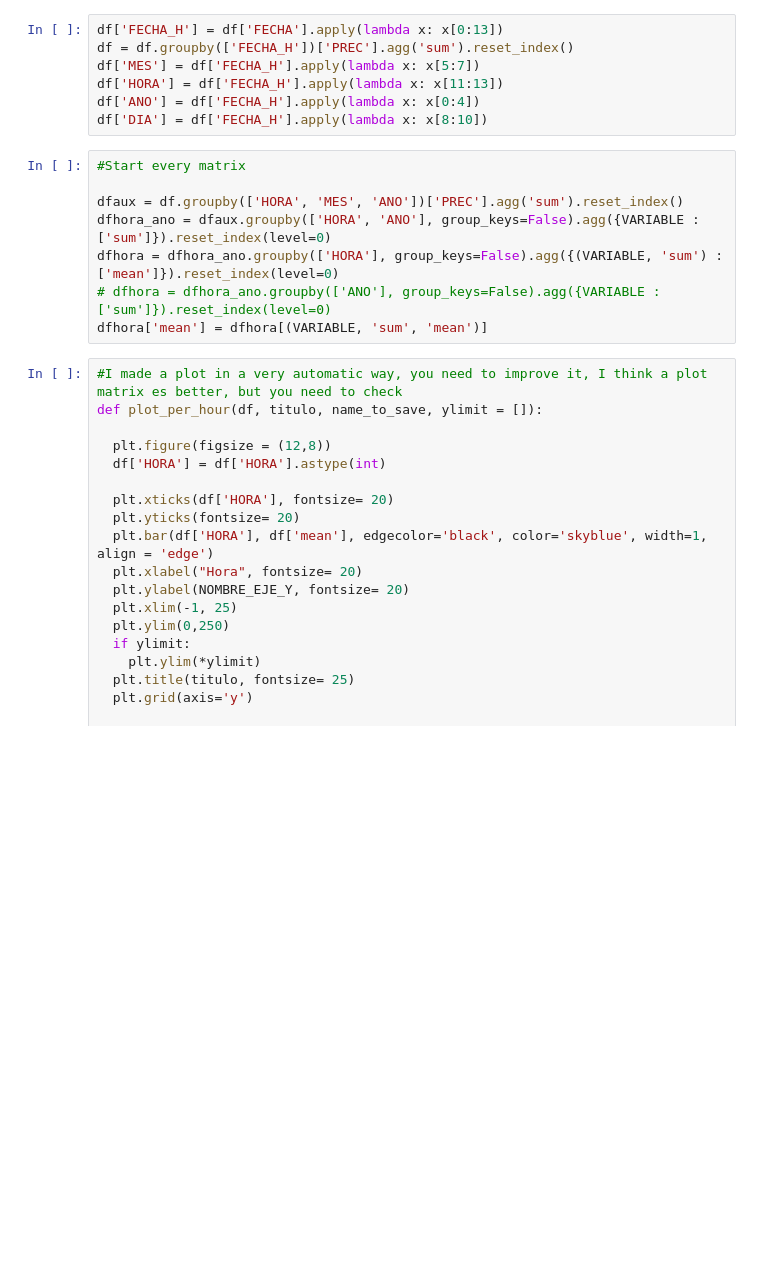
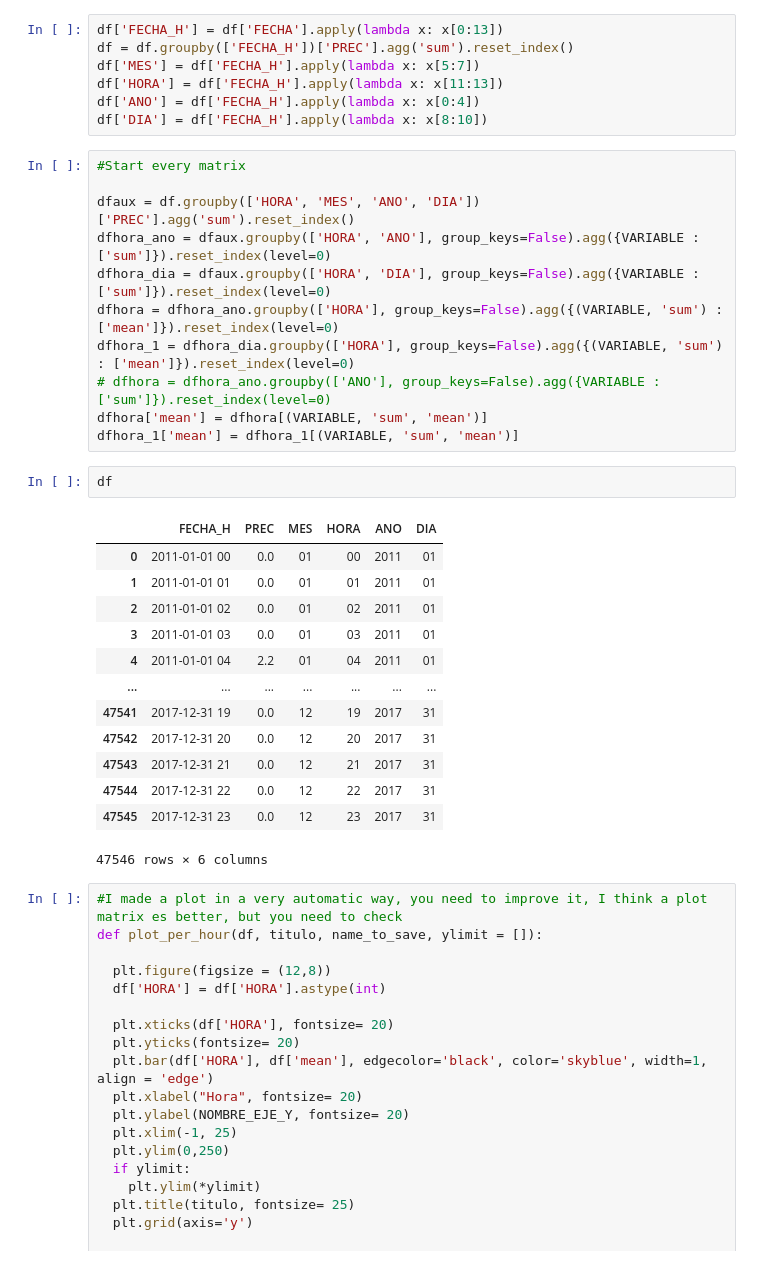
Before and after one commit to chris051091/Tesis_Maestr-a, a Jupyter notebook: climatologia/src/palanquero/Climatologia_Precipitación_Palanquero.ipynb, the cells around one changed output. Cells and saved outputs as stored; diff of their text form; blank space fills up the shorter version.

```diff
--- a/climatologia/src/palanquero/Climatologia_Precipitación_Palanquero.ipynb
+++ b/climatologia/src/palanquero/Climatologia_Precipitación_Palanquero.ipynb
@@ -40,11 +40,30 @@ df['DIA'] = df['FECHA_H'].apply(lambda x: x[8:10])
 # %%
 #Start every matrix
 
-dfaux = df.groupby(['HORA', 'MES', 'ANO'])['PREC'].agg('sum').reset_index()
+dfaux = df.groupby(['HORA', 'MES', 'ANO', 'DIA'])['PREC'].agg('sum').reset_index()
 dfhora_ano = dfaux.groupby(['HORA', 'ANO'], group_keys=False).agg({VARIABLE : ['sum']}).reset_index(level=0)
+dfhora_dia = dfaux.groupby(['HORA', 'DIA'], group_keys=False).agg({VARIABLE : ['sum']}).reset_index(level=0)
 dfhora = dfhora_ano.groupby(['HORA'], group_keys=False).agg({(VARIABLE, 'sum') : ['mean']}).reset_index(level=0)
+dfhora_1 = dfhora_dia.groupby(['HORA'], group_keys=False).agg({(VARIABLE, 'sum') : ['mean']}).reset_index(level=0)
 # dfhora = dfhora_ano.groupby(['ANO'], group_keys=False).agg({VARIABLE : ['sum']}).reset_index(level=0)
 dfhora['mean'] = dfhora[(VARIABLE, 'sum', 'mean')]
+dfhora_1['mean'] = dfhora_1[(VARIABLE, 'sum', 'mean')]
+# %%
+df
+# %% [output]
+|  | FECHA_H | PREC | MES | HORA | ANO | DIA |
+| 0 | 2011-01-01 00 | 0.0 | 01 | 00 | 2011 | 01 |
+| 1 | 2011-01-01 01 | 0.0 | 01 | 01 | 2011 | 01 |
+| 2 | 2011-01-01 02 | 0.0 | 01 | 02 | 2011 | 01 |
+| 3 | 2011-01-01 03 | 0.0 | 01 | 03 | 2011 | 01 |
+| 4 | 2011-01-01 04 | 2.2 | 01 | 04 | 2011 | 01 |
+| ... | ... | ... | ... | ... | ... | ... |
+| 47541 | 2017-12-31 19 | 0.0 | 12 | 19 | 2017 | 31 |
+| 47542 | 2017-12-31 20 | 0.0 | 12 | 20 | 2017 | 31 |
+| 47543 | 2017-12-31 21 | 0.0 | 12 | 21 | 2017 | 31 |
+| 47544 | 2017-12-31 22 | 0.0 | 12 | 22 | 2017 | 31 |
+| 47545 | 2017-12-31 23 | 0.0 | 12 | 23 | 2017 | 31 |
+47546 rows × 6 columns
 # %%
 #I made a plot in a very automatic way, you need to improve it, I think a plot matrix es better, but you need to check
 def plot_per_hour(df, titulo, name_to_save, ylimit = []):
```
Also changed, not shown: parts of 7 cells of this notebook.
